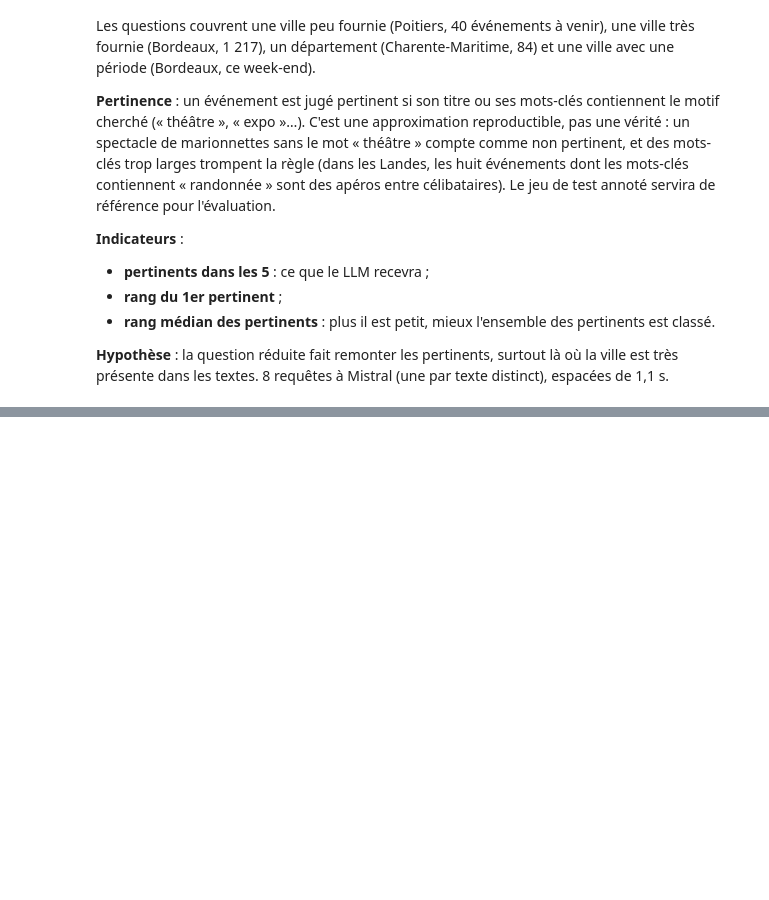
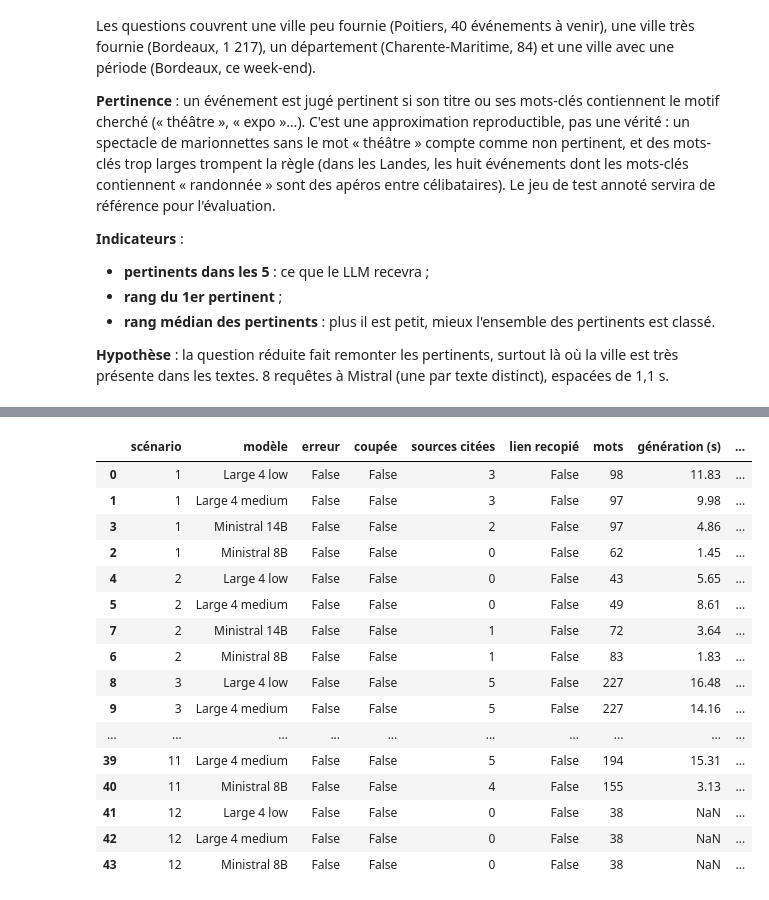
Before and after one commit to Isydoria/Projet_7_-Concevez_et_d-ployez_un_syst-me_RAG, a Jupyter notebook: notebooks/04_rag_chain.ipynb, the cells around one changed output, grey strips where cells are left out. Cells and saved outputs as stored; diff of their text form; code cells hidden in the pictures; blank space fills up the shorter version.

Commit message:
Ajoute la partie B du notebook 04 : grille de scénarios, choix du modèle, réglage du prompt et essais ciblés (réponses dans data/eval)

```diff
--- a/notebooks/04_rag_chain.ipynb
+++ b/notebooks/04_rag_chain.ipynb
@@ -507,0 +607,19 @@ for question, reduced, pattern in DIAGNOSED:
+# %%
+retrieved = {}   # id du scénario -> (critères, événements transmis au LLM)
+for scenario in SCENARIOS:
+    if scenario.get("trap"):
+        continue
+    criteria = extract_criteria(scenario["question"], TODAY, retriever.city_index)
+    retrieved[scenario["id"]] = (criteria, retriever.search(scenario["question"], criteria))   # requête à Mistral
+    time.sleep(1.1)                                                                            # embedding : 1 requête/s
+
+# Scénario 11 : les événements du scénario 3, avec l'événement piégé en 3e position
+criteria, events = retrieved[3]
+retrieved[11] = (criteria, events[:2] + [TRAP_EVENT] + events[2:4])
+
+pd.DataFrame([{
+    "scénario": scenario_id,
+    "critères": format_criteria(criteria),
+    "événements": len(events),
+    "titres": " | ".join(event.document.metadata["title"][:28] for event in events),
+} for scenario_id, (criteria, events) in sorted(retrieved.items())])
@@ -507,0 +749,27 @@ for question, reduced, pattern in DIAGNOSED:
+# %%
+LINK_RE = re.compile(r"https?://|www\.|\.(?:fr|com|org|net)\b")   # un lien recopié dans la réponse
+
+rows = []
+for key, entry in results.items():
+    for name, answer in entry["answers"].items():
+        text = answer.get("answer", "")
+        rows.append({
+            "scénario": int(key), "modèle": name, "LLM appelé": bool(answer.get("llm_called")),
+            "erreur": "error" in answer, "coupée": answer.get("finish_reason") == "length",
+            "sources citées": len(answer.get("refs", [])), "lien recopié": bool(LINK_RE.search(text)),
+            "mots": len(text.split()), "génération (s)": answer.get("generation_s"),
+            "tokens entrée": answer.get("input_tokens"), "tokens sortie": answer.get("output_tokens"),
+            "dont réflexion": answer.get("reasoning_tokens"), "coût ($)": answer.get("cost_usd"),
+        })
+indicators_table = pd.DataFrame(rows).sort_values(["scénario", "modèle"])
+with_llm = indicators_table[indicators_table["LLM appelé"]]
+
+summary = with_llm.groupby("modèle").agg(
+    réponses=("scénario", "count"), erreurs=("erreur", "sum"), coupées=("coupée", "sum"),
+    liens_recopiés=("lien recopié", "sum"), génération_médiane_s=("génération (s)", "median"),
+    tokens_sortie_médians=("tokens sortie", "median"), réflexion_médiane=("dont réflexion", "median"),
+    coût_total_dollars=("coût ($)", "sum"),
+).reindex([config_["name"] for config_ in CONFIGS])
+display(summary)
+indicators_table.drop(columns=["LLM appelé"])
+# %% [output]
@@ -507,0 +782,17 @@ for question, reduced, pattern in DIAGNOSED:
+|  | scénario | modèle | erreur | coupée | sources citées | lien recopié | mots | génération (s) | ... |
+| 0 | 1 | Large 4 low | False | False | 3 | False | 98 | 11.83 | ... |
+| 1 | 1 | Large 4 medium | False | False | 3 | False | 97 | 9.98 | ... |
+| 3 | 1 | Ministral 14B | False | False | 2 | False | 97 | 4.86 | ... |
+| 2 | 1 | Ministral 8B | False | False | 0 | False | 62 | 1.45 | ... |
+| 4 | 2 | Large 4 low | False | False | 0 | False | 43 | 5.65 | ... |
+| 5 | 2 | Large 4 medium | False | False | 0 | False | 49 | 8.61 | ... |
+| 7 | 2 | Ministral 14B | False | False | 1 | False | 72 | 3.64 | ... |
+| 6 | 2 | Ministral 8B | False | False | 1 | False | 83 | 1.83 | ... |
+| 8 | 3 | Large 4 low | False | False | 5 | False | 227 | 16.48 | ... |
+| 9 | 3 | Large 4 medium | False | False | 5 | False | 227 | 14.16 | ... |
+| ... | ... | ... | ... | ... | ... | ... | ... | ... | ... |
+| 39 | 11 | Large 4 medium | False | False | 5 | False | 194 | 15.31 | ... |
+| 40 | 11 | Ministral 8B | False | False | 4 | False | 155 | 3.13 | ... |
+| 41 | 12 | Large 4 low | False | False | 0 | False | 38 | NaN | ... |
+| 42 | 12 | Large 4 medium | False | False | 0 | False | 38 | NaN | ... |
+| 43 | 12 | Ministral 8B | False | False | 0 | False | 38 | NaN | ... |
```
Also changed, not shown: parts of 41 cells of this notebook, 4 other files.
